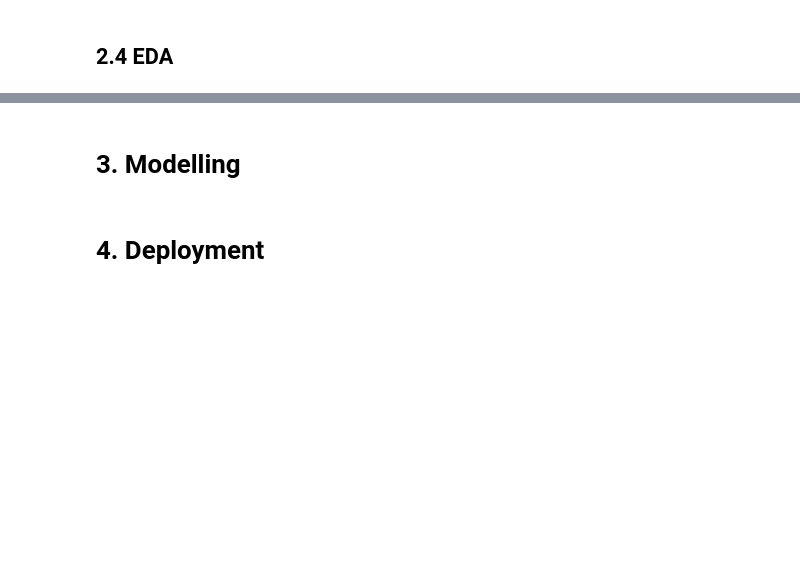
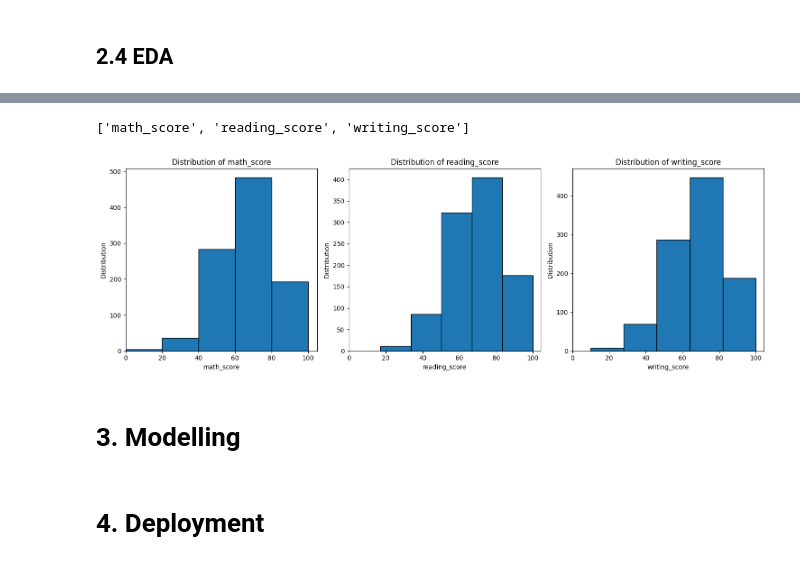
Before and after one commit to Mercy-Njambi/Student-Performance-Analysis, a Jupyter notebook: notebooks/analysis.ipynb, the cells around one changed output, grey strips where cells are left out. Drawn from its saved outputs; the diff is of its cells as text; code cells hidden in the pictures; blank space fills up the shorter version.

```diff
--- a/notebooks/analysis.ipynb
+++ b/notebooks/analysis.ipynb
@@ -125,3 +217,24 @@ data.head(2)
+# %%
+numerical_columns
+# %% [output]
+['math_score', 'reading_score', 'writing_score']
+# %%
+plt.figure(figsize=(15,5))
+
+for idx, column in enumerate(numerical_columns, start=1):
+    ax = plt.subplot(1,3, idx)
+    plt.hist(x=data[column], bins=5, edgecolor='black')
+
+    ax.set_xlim(0)
+    ax.set_ylim(0)
+
+    ax.set_title(f"Distribution of {column}")
+    ax.set_xlabel(f"{column}")
+    ax.set_ylabel(f"Distribution")
+
+plt.tight_layout();
+# %% [output]
+[figure, added]
 # %% [markdown]
 # 3. Modelling
 # %% [markdown]
```
Also changed, not shown: parts of 12 cells of this notebook.
